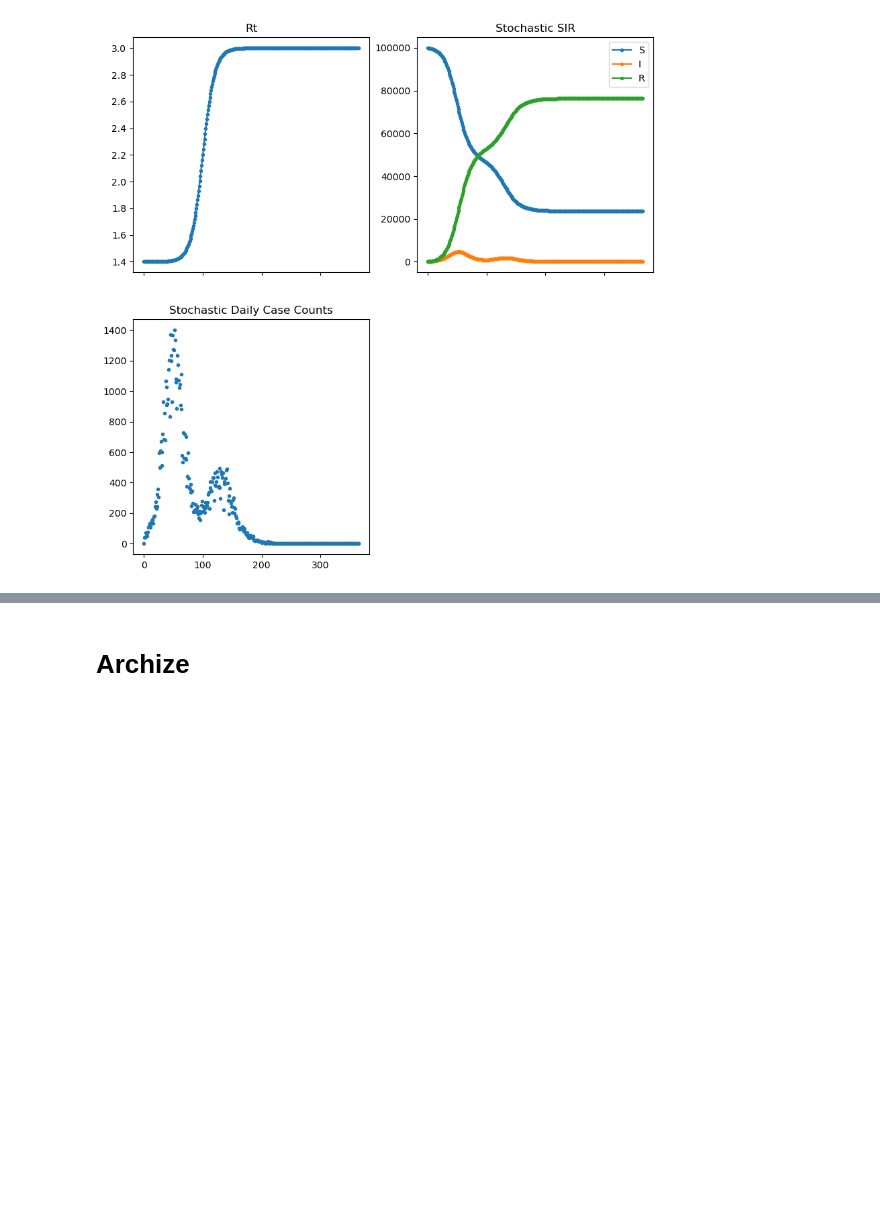
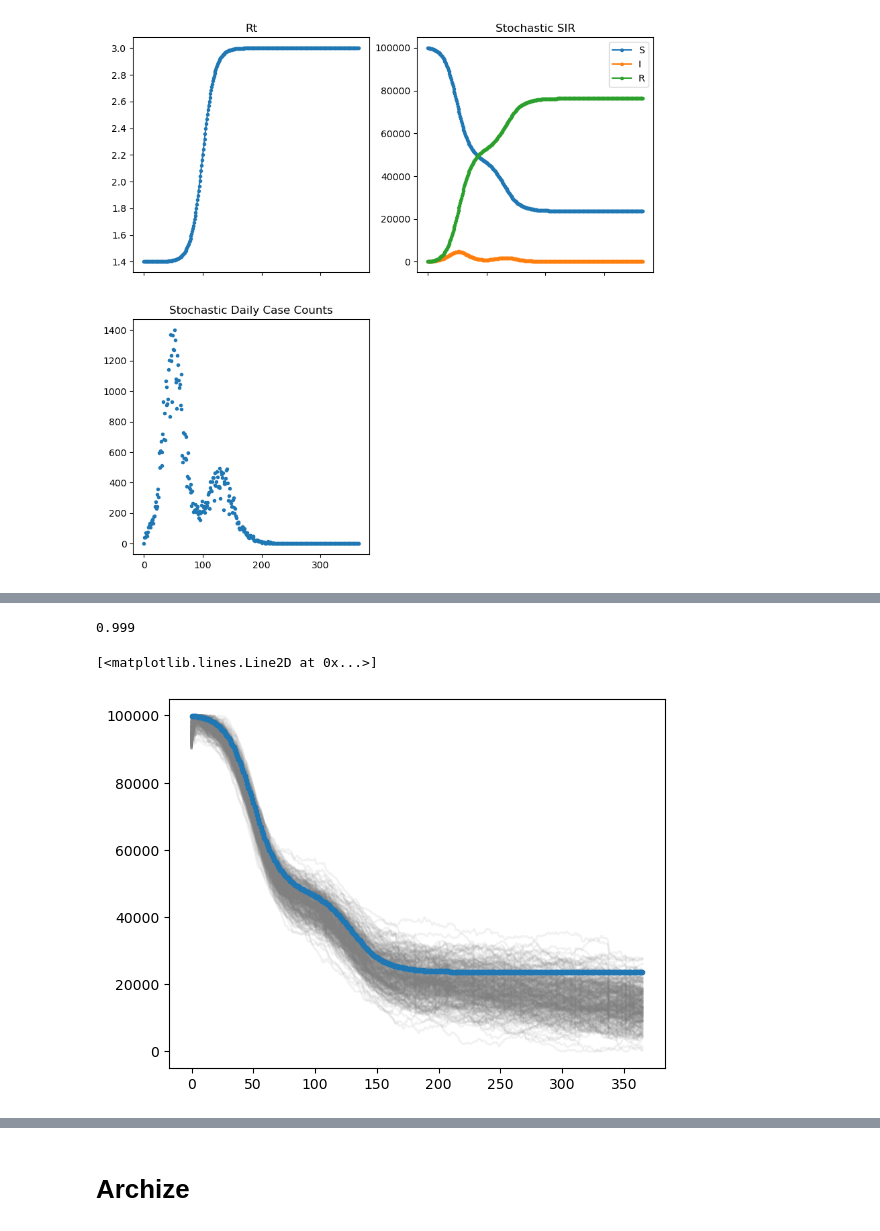
Before and after one commit to hwunrow/epykalman, a Jupyter notebook: src/rt_kalman_filter.ipynb, the cells around one changed output, grey strips where cells are left out. Cells and saved outputs as stored; diff of their text form; code cells hidden in the pictures; blank space fills up the shorter version.

```diff
--- a/src/rt_kalman_filter.ipynb
+++ b/src/rt_kalman_filter.ipynb
@@ -245,0 +76,4 @@ class EnsembleKalmanFilter():
+# %%
+true_params["S0"] / true_params["N"]
+# %% [output]
+0.999
@@ -245,0 +172,6 @@ class EnsembleKalmanFilter():
+# %%
+plt.plot(chain[:,:,0], color="gray", alpha=0.1)
+plt.plot(data.S, ".")
+# %% [output]
+[<matplotlib.lines.Line2D at 0x...>]
+[figure, added]
```
Also changed, not shown: parts of 28 cells of this notebook, 1 other file.
